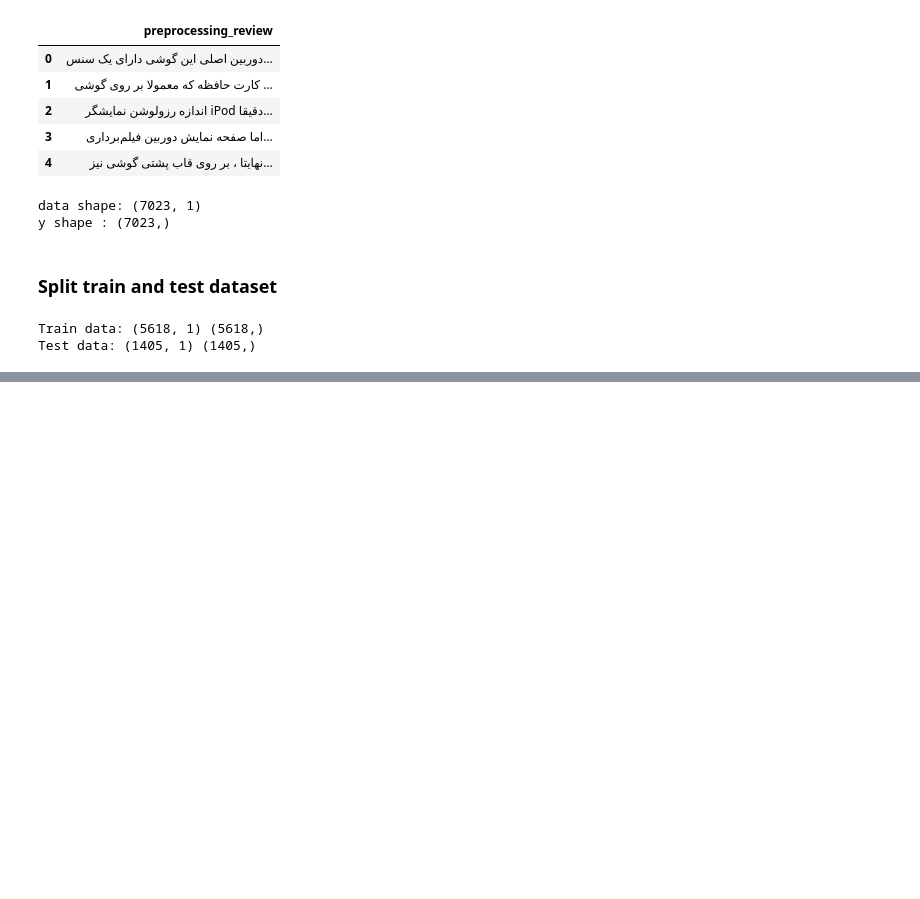
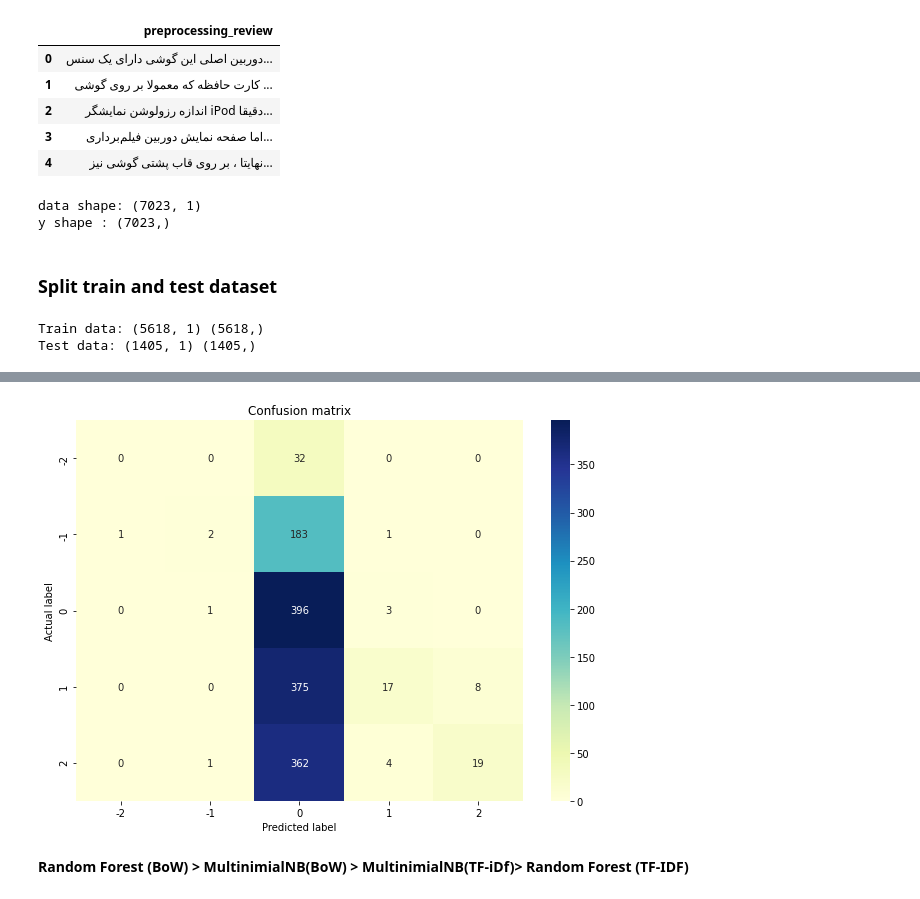
Before and after one commit to ZahraDehghani99/AI-Internship, a Jupyter notebook: Phase04-NLP-with-ML/Sentiment_Analysis_Product_Review.ipynb, the cells around one changed output, grey strips where cells are left out. Saved outputs shown, nothing was run; the diff lists cells and outputs as text; code cells hidden in the pictures; blank space fills up the shorter version.

```diff
--- a/Phase04-NLP-with-ML/Sentiment_Analysis_Product_Review.ipynb
+++ b/Phase04-NLP-with-ML/Sentiment_Analysis_Product_Review.ipynb
@@ -379,0 +606,3 @@ Test data: (1405, 1) (1405,)
+# %%
+predicted_rf_tfidf = grid_rf_bow.predict(X_test_tfidf)
+print(f'Random Forest Accuracy (TD-IDF) : {metrics.accuracy_score(y_test, predicted_rf_tfidf)}')
@@ -379,0 +625,6 @@ Test data: (1405, 1) (1405,)
+# %%
+confusion_matrix(y_test, predicted_rf_tfidf)
+# %% [output]
+[figure, added]
+# %% [markdown]
+**Random Forest (BoW) > MultinimialNB(BoW) > MultinimialNB(TF-iDf)> Random Forest (TF-IDF)**
```
Also changed, not shown: parts of 28 cells of this notebook.
